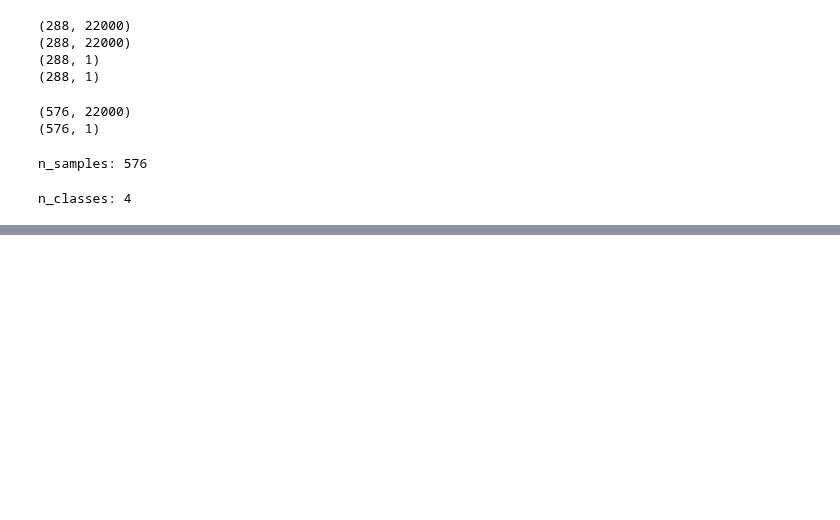
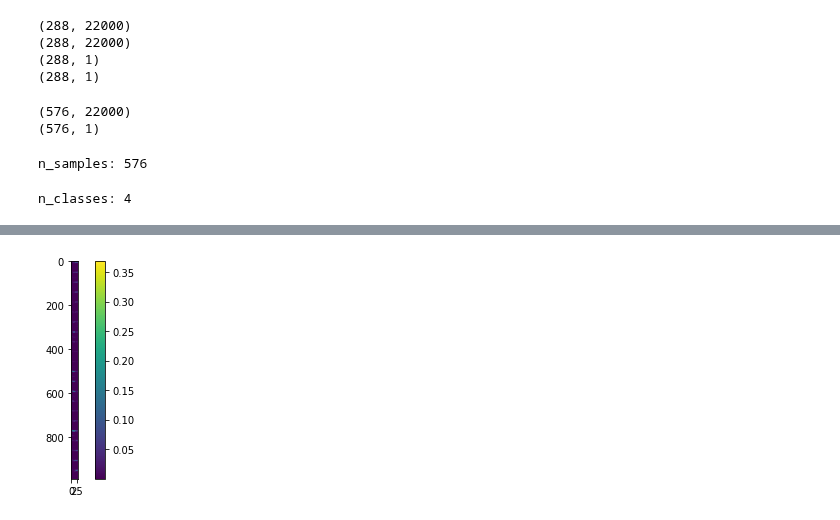
Before and after one commit to EdgarMoyete/Deep-Learning-BCI-IV-2a, a Jupyter notebook: Espectros-STFT/STFT-CNN-LSTM-CV.ipynb, the cells around one changed output, grey strips where cells are left out. Drawn from its saved outputs; the diff is of its cells as text; code cells hidden in the pictures; blank space fills up the shorter version.

```diff
--- a/Espectros-STFT/STFT-CNN-LSTM-CV.ipynb
+++ b/Espectros-STFT/STFT-CNN-LSTM-CV.ipynb
@@ -36,10 +34,10 @@ K.image_data_format()
 # %% [output]
 'channels_last'
 # %%
-x_train = pd.read_csv("/content/drive/My Drive/BCI-IV-2a/RAW/MI-EEG-A09T.csv", header=None)
-x_test = pd.read_csv("/content/drive/My Drive/BCI-IV-2a/RAW/MI-EEG-A09E.csv", header=None)
-y_train = pd.read_csv("/content/drive/My Drive/BCI-IV-2a/RAW/EtiquetasA09T.csv", header=None)
-y_test = pd.read_csv("/content/drive/My Drive/BCI-IV-2a/RAW/EtiquetasA09E.csv", header=None)
+x_train = pd.read_csv("/content/drive/My Drive/BCI-IV-2a/Datos/MI-EEG-A09T.csv", header=None)
+x_test = pd.read_csv("/content/drive/My Drive/BCI-IV-2a/Datos/MI-EEG-A09E.csv", header=None)
+y_train = pd.read_csv("/content/drive/My Drive/BCI-IV-2a/Datos/EtiquetasA09T.csv", header=None)
+y_test = pd.read_csv("/content/drive/My Drive/BCI-IV-2a/Datos/EtiquetasA09E.csv", header=None)
 # %%
 print(x_train.shape)
 print(x_test.shape)
@@ -132,3 +137,10 @@ print(np.mean(x))
+# %%
+plt.figure()
+plt.imshow(x[0])
+plt.colorbar()
+plt.show()
+# %% [output]
+[figure, added]
 # %%
 #convertir de 3D a 5D
 x = x.reshape((x.shape[0], 1, x.shape[1], x.shape[2], 1))
```
Also changed, not shown: parts of 14 cells of this notebook, 12 other files.
